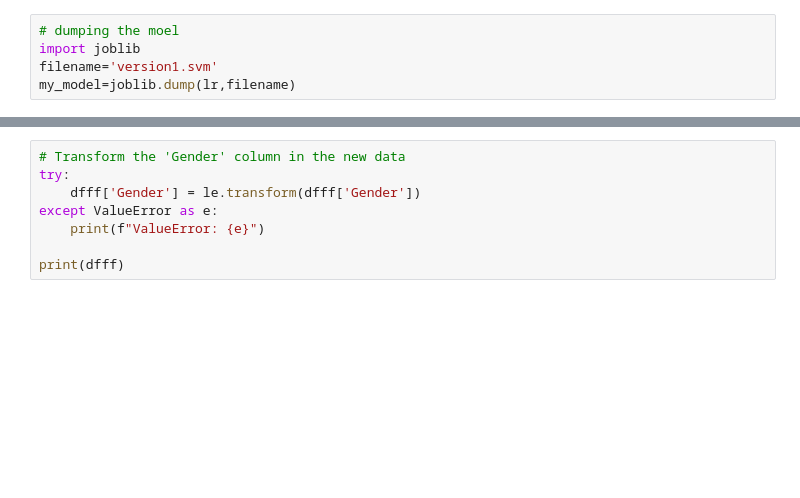
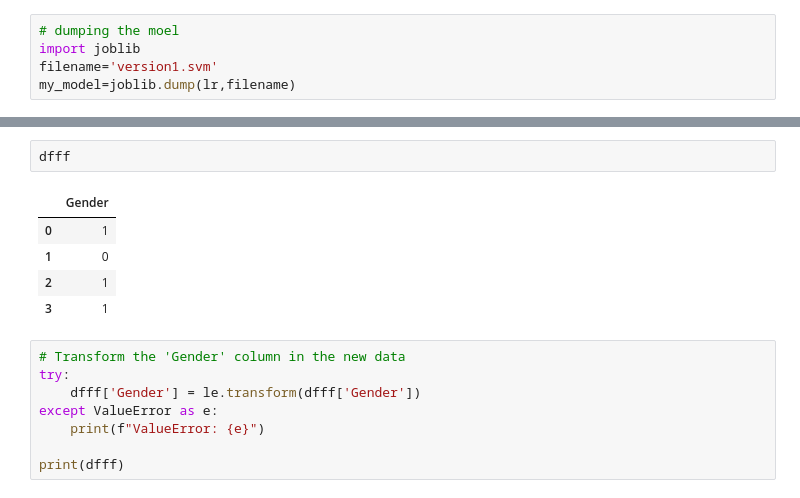
Before and after one commit to Obed-Makori/Salary-Prediction, a Jupyter notebook: salary.ipynb, the cells around one changed output, grey strips where cells are left out. Cells and saved outputs as stored; diff of their text form; blank space fills up the shorter version.

```diff
--- a/salary.ipynb
+++ b/salary.ipynb
@@ -417,3 +436,11 @@ ValueError: y contains previously unseen labels: 'Male'
+# %%
+dfff
+# %% [output]
+|  | Gender |
+| 0 | 1 |
+| 1 | 0 |
+| 2 | 1 |
+| 3 | 1 |
 # %%
 # Transform the 'Gender' column in the new data
 try:
```
Also changed, not shown: parts of 4 cells of this notebook, 4 other files.
